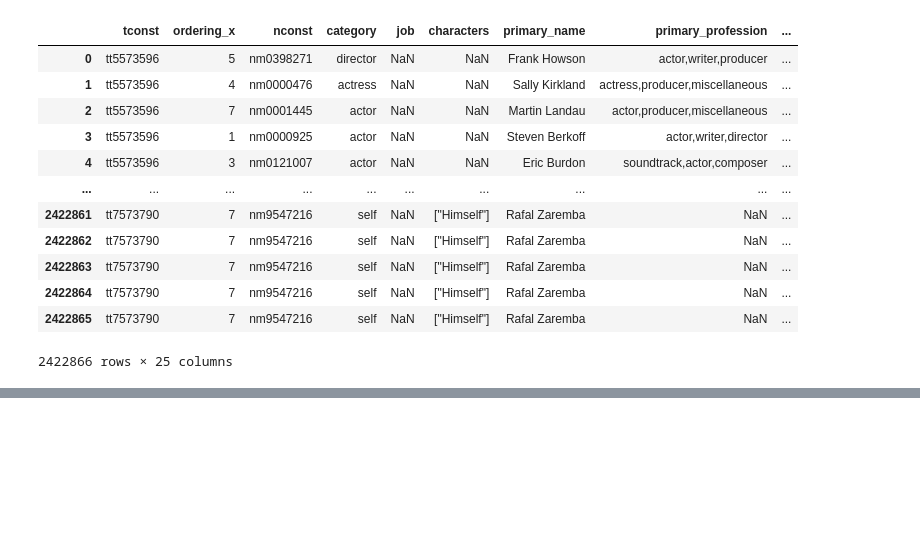
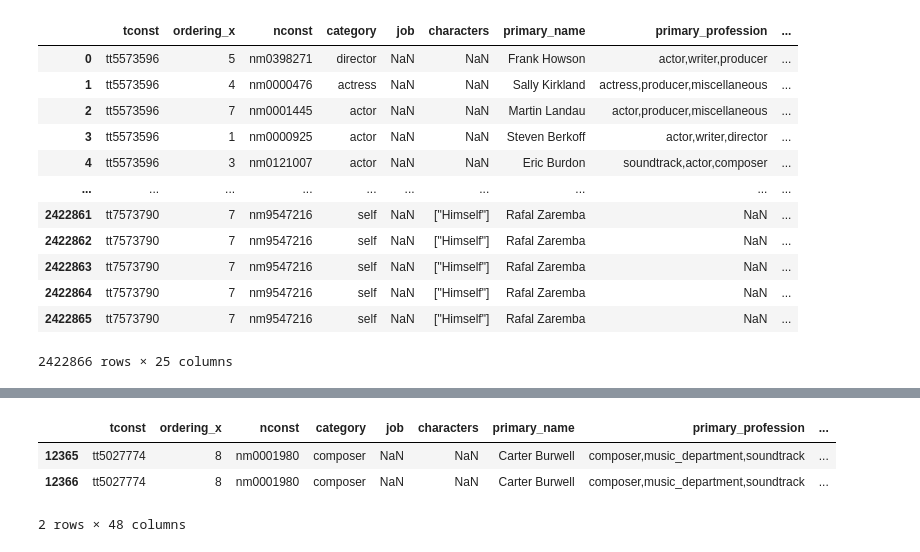
Before and after one commit to nate-walter/Movie-Studio-Project, a Jupyter notebook: imdb_cleaned_merged.ipynb, the cells around one changed output, grey strips where cells are left out. Saved outputs shown, nothing was run; the diff lists cells and outputs as text; code cells hidden in the pictures; blank space fills up the shorter version.

```diff
--- a/imdb_cleaned_merged.ipynb
+++ b/imdb_cleaned_merged.ipynb
@@ -143,6 +201,11 @@ merged_data_cleaned.info()
 # %%
-good_films = merged_data_cleaned[(merged_data_cleaned['averagerating'] > 8) & (merged_data_cleaned['numvotes'] > 500)]
-good_films.head(2)
+# good_films = only_us_merged[(only_us_merged['averagerating'] > 8) & (only_us_merged['numvotes'] > 500)]
+# good_films.head(2)
+# %% [output]
+|  | tconst | ordering_x | nconst | category | job | characters | primary_name | primary_profession | ... |
+| 12365 | tt5027774 | 8 | nm0001980 | composer | NaN | NaN | Carter Burwell | composer,music_department,soundtrack | ... |
+| 12366 | tt5027774 | 8 | nm0001980 | composer | NaN | NaN | Carter Burwell | composer,music_department,soundtrack | ... |
+2 rows × 48 columns
 # %%
 fig, ax = plt.subplots(figsize = (15,5))
 
```
Also changed, not shown: parts of 9 cells of this notebook.
